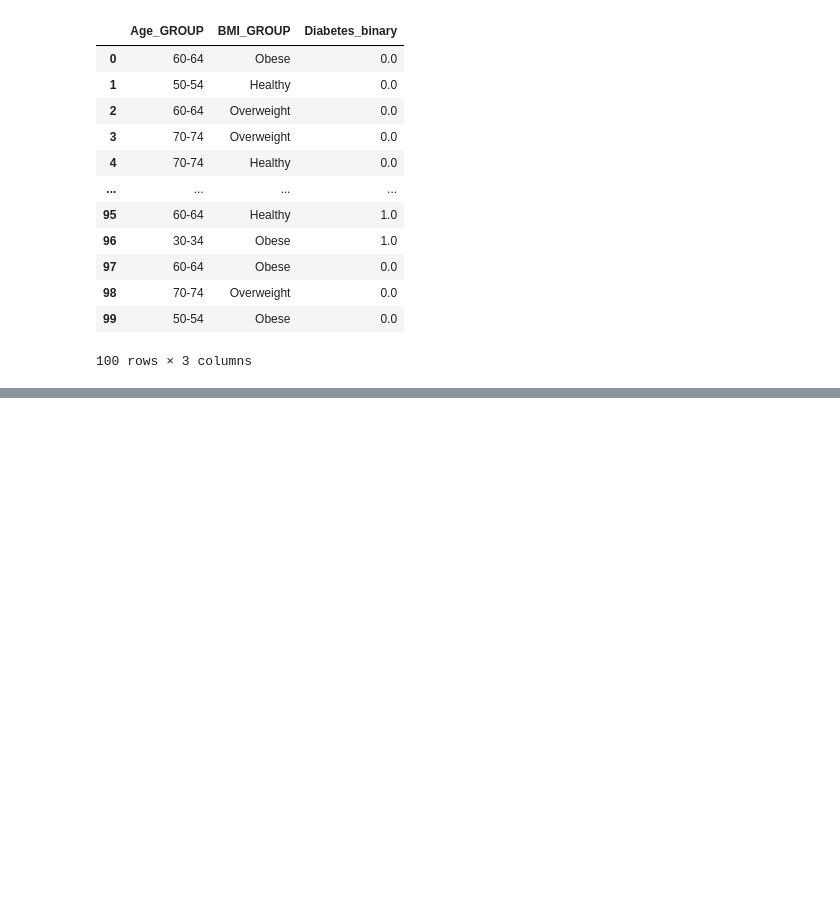
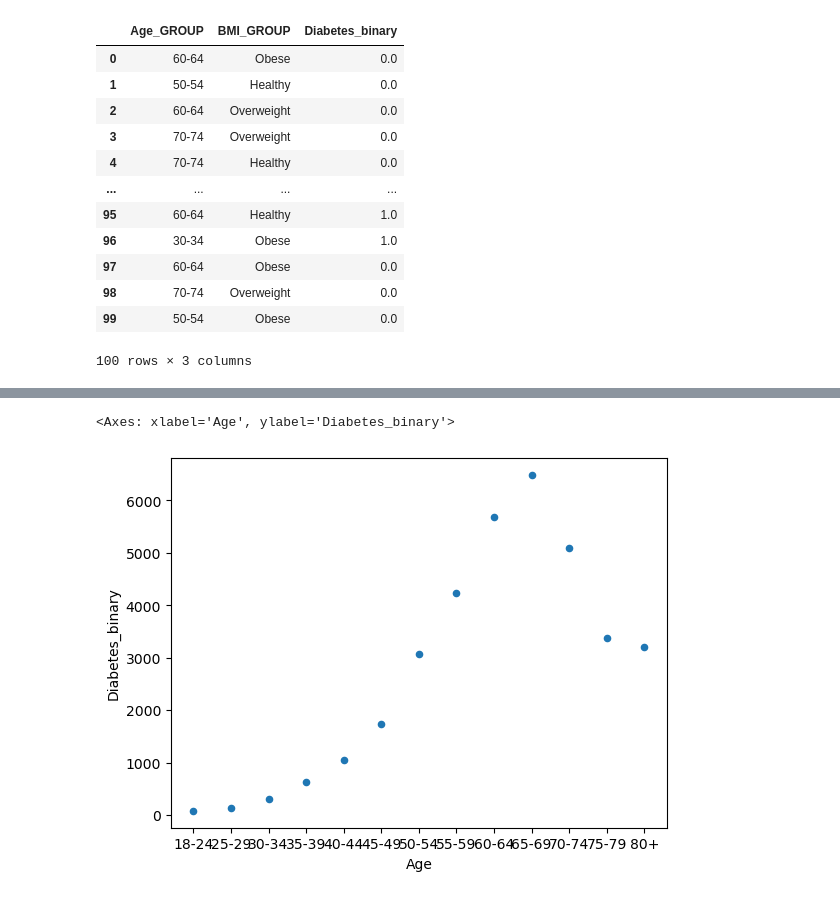
Before and after one commit to michaelz-id/project_1, a Jupyter notebook: Project1_testfile.ipynb, the cells around one changed output, grey strips where cells are left out. Drawn from its saved outputs; the diff is of its cells as text; code cells hidden in the pictures; blank space fills up the shorter version.

```diff
--- a/Project1_testfile.ipynb
+++ b/Project1_testfile.ipynb
@@ -224,0 +261,7 @@ plt.tight_layout()
+# %%
+diabetics_by_age_scatter = df_bmi_plot_diabetics.groupby('Age_GROUP')
+
+# Count how many times each road type appears in our group
+diabetics_by_age_scatter = diabetics_by_age_scatter['Diabetes_binary'].count()
+
+diabetics_by_age_scatter
@@ -224,0 +284,2 @@ plt.tight_layout()
+# %%
+df_scatter = pd.DataFrame(diabetics_by_age_scatter)
@@ -224,0 +323,7 @@ plt.tight_layout()
+# %%
+df_scatter['Age'] = df_scatter.index
+# %%
+df_scatter.plot(kind='scatter', x='Age', y='Diabetes_binary')
+# %% [output]
+<Axes: xlabel='Age', ylabel='Diabetes_binary'>
+[figure, added]
```
Also changed, not shown: parts of 14 cells of this notebook.
